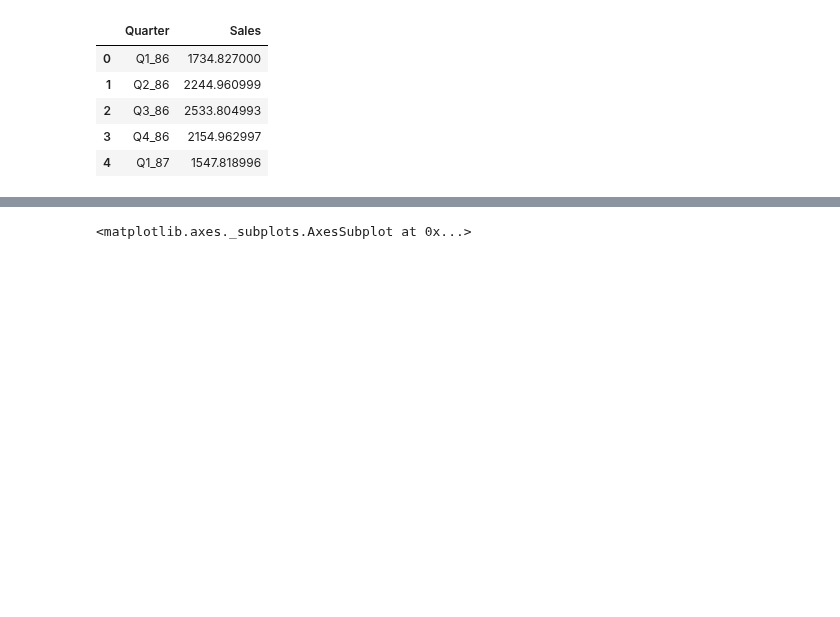
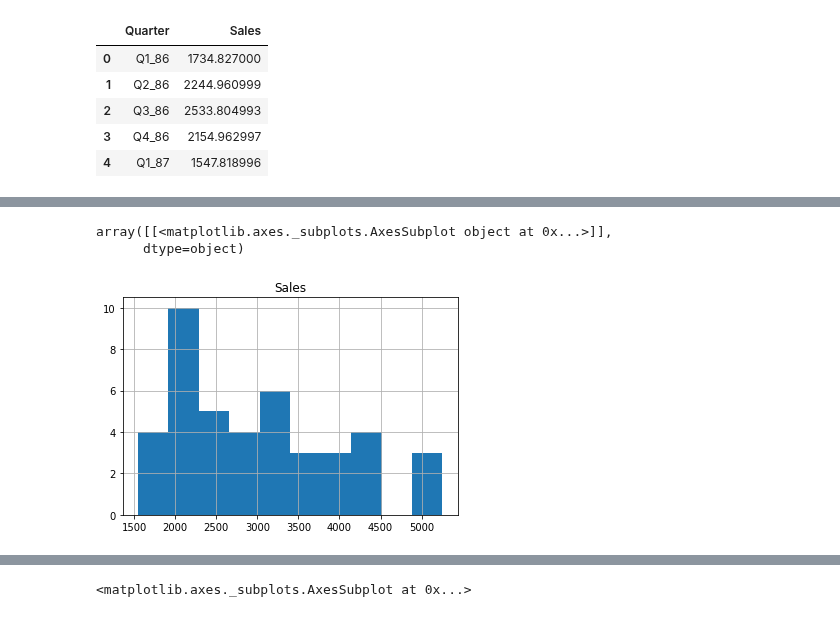
Before and after one commit to Bhavin52/Assignment, a Jupyter notebook: forcasting_Q1.ipynb, the cells around one changed output, grey strips where cells are left out. Saved outputs shown, nothing was run; the diff lists cells and outputs as text; code cells hidden in the pictures; blank space fills up the shorter version.

```diff
--- a/forcasting_Q1.ipynb
+++ b/forcasting_Q1.ipynb
@@ -39,3 +79,9 @@ store.head()
+# %%
+store.hist()
+# %% [output]
+array([[<matplotlib.axes._subplots.AxesSubplot object at 0x...>]],
+      dtype=object)
+[figure, added]
 # %%
 quarter=['Q1','Q2','Q3','Q4']
 n=store['Quarter'][0]
```
Also changed, not shown: parts of 4 cells of this notebook.
